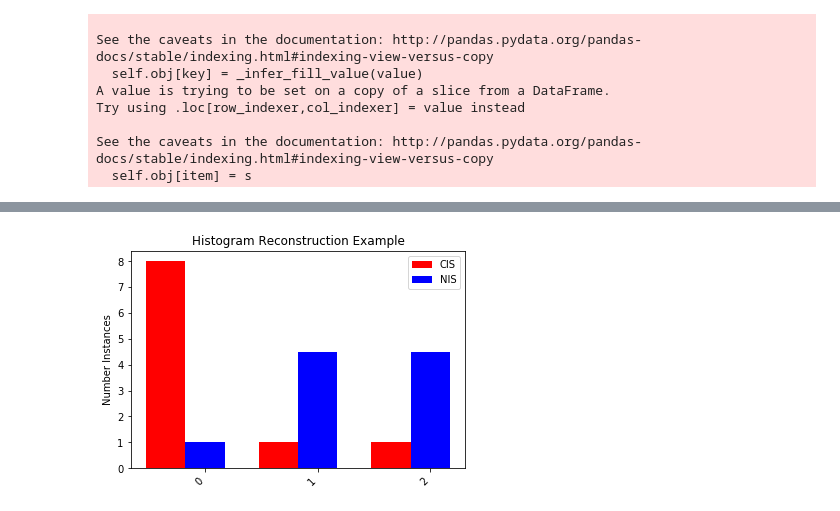
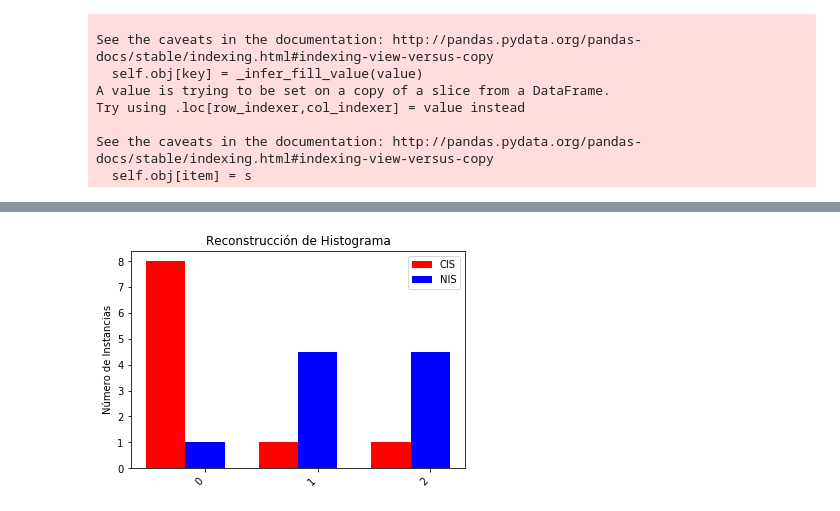
Before and after one commit to jwzinser/Tesis, a Jupyter notebook: final/simulated_hist_reconstruction.ipynb, the cells around one changed output, grey strips where cells are left out. Cells and saved outputs as stored; diff of their text form; code cells hidden in the pictures.

```diff
--- a/final/simulated_hist_reconstruction.ipynb
+++ b/final/simulated_hist_reconstruction.ipynb
@@ -123,34 +123,34 @@ import matplotlib.pyplot as plt
 
 pr=3
 N = len(tmp_df["class"].unique())
 real_list = list()
 real_order = list()
 fig, ax = plt.subplots()
 width_delta = 0.35         # the width of the bars
 ind = np.arange(N)    # the x locations for the groups
 real_colors = {"NIS":"b","CIS":"r","f":"g","m":"b"}
 class_order = tmp_df.sort_values(by="class", ascending=True)["class"].values
 width = 0
 
 cur_values = tmp_df.sort_values(by="class", ascending=True)["CIS"].values
 cur_p = ax.bar(ind + width, cur_values, width_delta, color=real_colors["CIS"], bottom=0*cm)
 real_list.append(cur_p)
 real_order.append("CIS")
 width += width_delta
 cur_values = tmp_df.sort_values(by="class", ascending=True)["NIS"].values
 cur_p = ax.bar(ind + width, cur_values, width_delta, color=real_colors["NIS"], bottom=0*cm)
 real_list.append(cur_p)
 real_order.append("NIS")
 width += width_delta
 
-ax.set_title('Histogram Reconstruction Example'.format(pr=pr))
+ax.set_title('Reconstrucción de Histograma'.format(pr=pr))
 ax.set_xticks(ind + width / 2)
-ax.set_ylabel("Number Instances")
+ax.set_ylabel("Número de Instancias")
 ax.set_xticklabels(class_order, rotation = 45, ha="right")
 ax.legend([p[0] for p in real_list], tuple(real_order))
 ax.yaxis.set_units(inch)
 ax.autoscale_view()
-plt.savefig("/home/juanzinser/Documents/plots/reconstruction_simulated_example".format(pr=pr))
+plt.savefig("/home/juanzinser/Documents/plots/dataday/reconstruction_simulated_example".format(pr=pr))
 plt.show()
 # %% [output]
-[figure, old version]
+[figure, new version]
```
Also changed, not shown: parts of 2 cells of this notebook, 2 other files.
